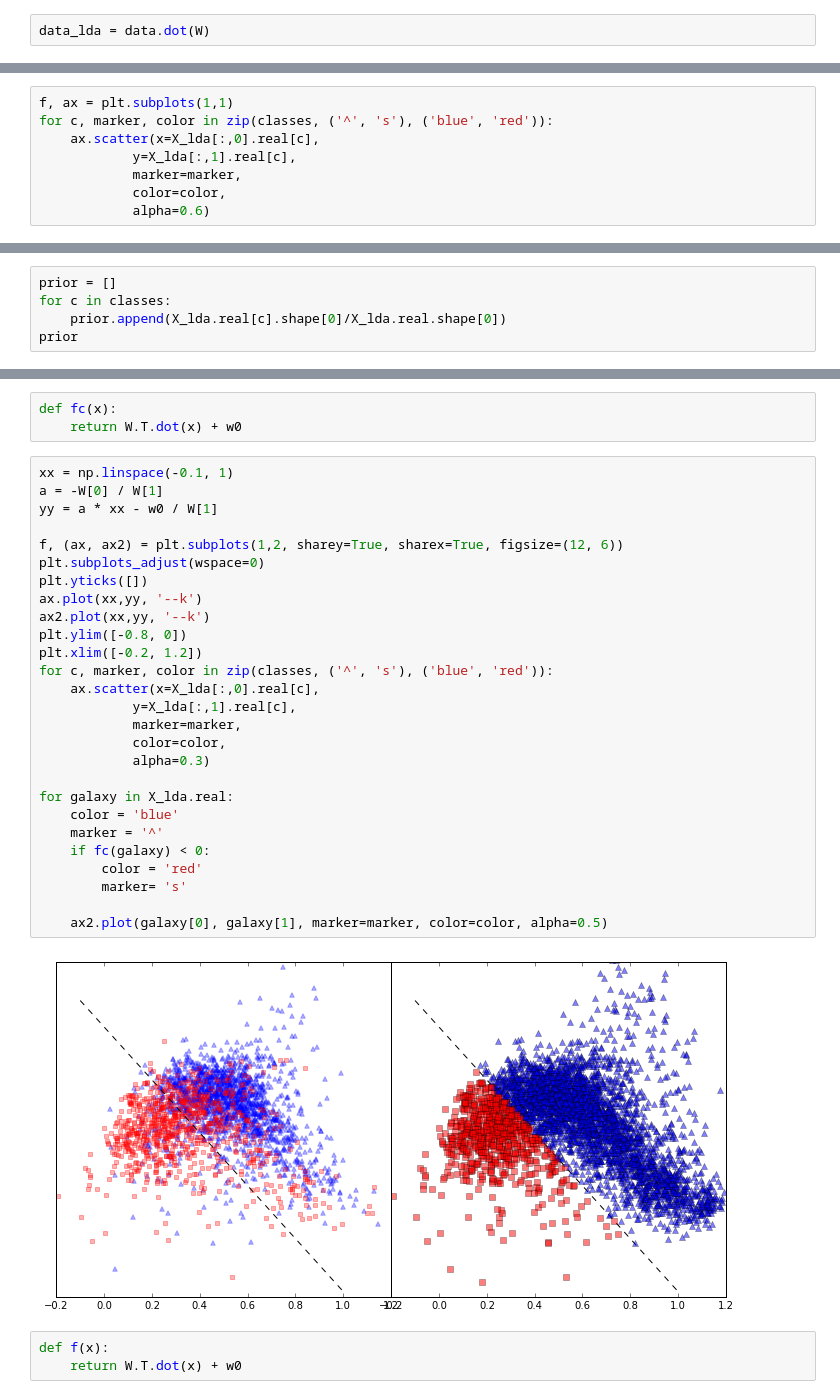
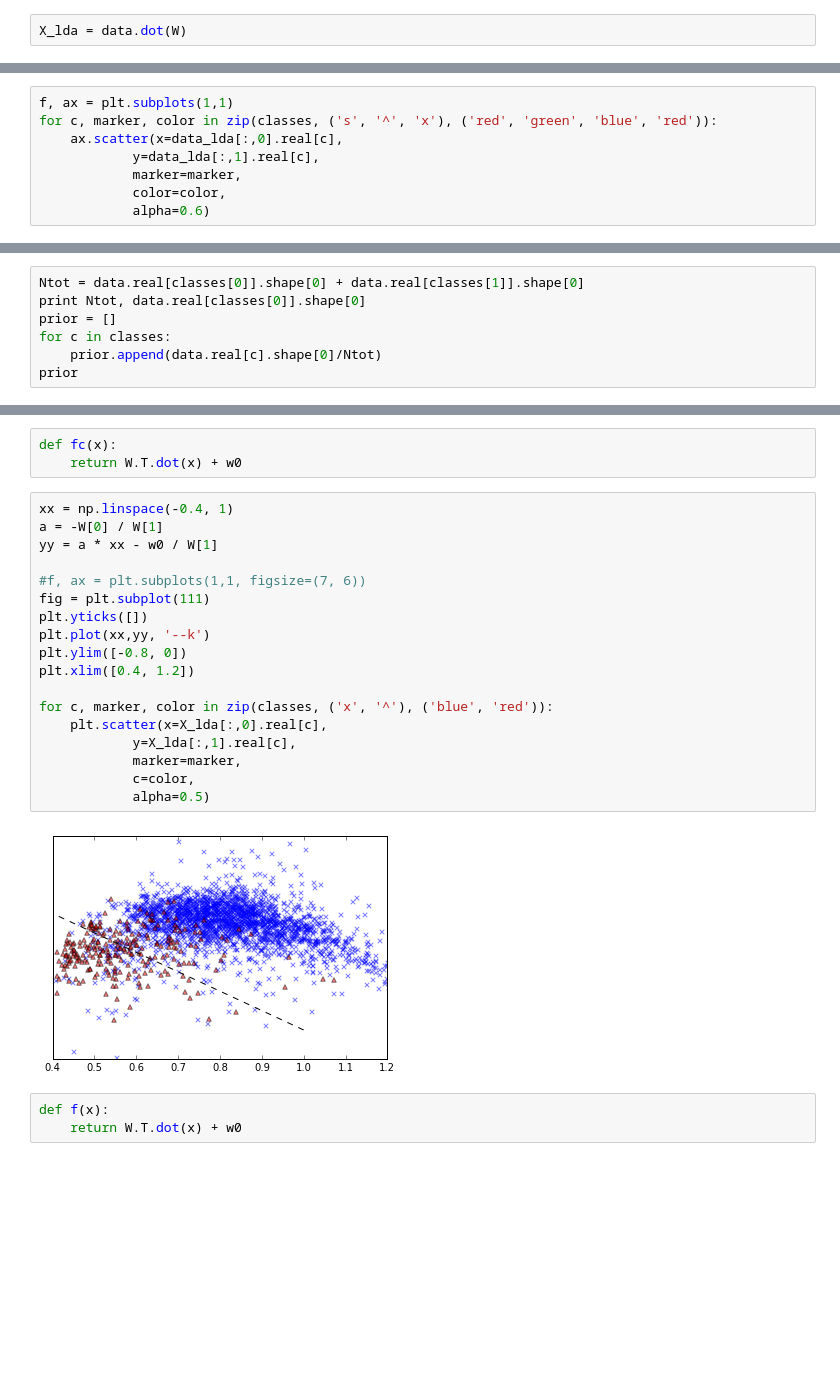
Before and after one commit to astroferreira/mfmtk-utils, a Jupyter notebook: notebooks/FERENGI Data Reduction.ipynb, the cells around one changed output, grey strips where cells are left out. Saved outputs shown, nothing was run; the diff lists cells and outputs as text; blank space fills up the shorter version.

```diff
--- a/notebooks/FERENGI Data Reduction.ipynb
+++ b/notebooks/FERENGI Data Reduction.ipynb
@@ -499,7 +508,7 @@ W = np.hstack((eig_pairs[0][1].reshape(N,1), eig_pairs[1][1].reshape(N,1)))
 # %% [markdown]
 Transform our data into our new space generated by the eigenvectors selected
 # %%
-data_lda = data.dot(W)
+X_lda = data.dot(W)
 # %%
 data_lda[:,0].real[spirals].shape
 # %% [output]
@@ -508,9 +517,9 @@ data_lda[:,0].real[spirals].shape
 Let's plot the results to check it
 # %%
 f, ax = plt.subplots(1,1)
-for c, marker, color in zip(classes, ('^', 's'), ('blue', 'red')):
-    ax.scatter(x=X_lda[:,0].real[c],
-            y=X_lda[:,1].real[c],
+for c, marker, color in zip(classes, ('s', '^', 'x'), ('red', 'green', 'blue', 'red')):
+    ax.scatter(x=data_lda[:,0].real[c],
+            y=data_lda[:,1].real[c],
             marker=marker,
             color=color,
             alpha=0.6)
@@ -546,8 +555,3 @@ array([[ 0.02994921, -0.00418622],
 To proceed with the Bayes approach to the classification, one must find the prior probability $P(C_i)$ for each $i$th class. This is usually done by finding the frequencies of occurrence of given class in the whole data, i.e, the probability of picking a galaxy of given class without any other information
 
 $$ \pi_k = \frac{\# \rm \ galaxies \  in \ class \ k}{\# \ total \ number \ of \ galaxies}$$
-# %%
-prior = []
-for c in classes:
-    prior.append(X_lda.real[c].shape[0]/X_lda.real.shape[0])
-prior
@@ -555,0 +558,7 @@ prior
+# %%
+Ntot = data.real[classes[0]].shape[0] + data.real[classes[1]].shape[0]
+print Ntot, data.real[classes[0]].shape[0]
+prior = []
+for c in classes:
+    prior.append(data.real[c].shape[0]/Ntot)
+prior
@@ -573,34 +585,25 @@ x, W.dot(x)
 def fc(x):
     return W.T.dot(x) + w0
 # %%
-xx = np.linspace(-0.1, 1)
+xx = np.linspace(-0.4, 1)
 a = -W[0] / W[1]
 yy = a * xx - w0 / W[1]
 
-f, (ax, ax2) = plt.subplots(1,2, sharey=True, sharex=True, figsize=(12, 6))
-plt.subplots_adjust(wspace=0)
+#f, ax = plt.subplots(1,1, figsize=(7, 6))
+fig = plt.subplot(111)
 plt.yticks([])
-ax.plot(xx,yy, '--k')
-ax2.plot(xx,yy, '--k')
+plt.plot(xx,yy, '--k')
 plt.ylim([-0.8, 0])
-plt.xlim([-0.2, 1.2])
-for c, marker, color in zip(classes, ('^', 's'), ('blue', 'red')):
-    ax.scatter(x=X_lda[:,0].real[c],
+plt.xlim([0.4, 1.2])
+
+for c, marker, color in zip(classes, ('x', '^'), ('blue', 'red')):
+    plt.scatter(x=X_lda[:,0].real[c],
             y=X_lda[:,1].real[c],
             marker=marker,
-            color=color,
-            alpha=0.3)
-
-for galaxy in X_lda.real:
-    color = 'blue'
-    marker = '^'
-    if fc(galaxy) < 0:
-        color = 'red'
-        marker= 's'
-
-    ax2.plot(galaxy[0], galaxy[1], marker=marker, color=color, alpha=0.5)
+            c=color,
+            alpha=0.5)
 # %% [output]
-[figure, old version]
+[figure, new version]
 # %%
 def f(x):
     return W.T.dot(x) + w0
```
Also changed, not shown: parts of 14 cells of this notebook, 2 other files.
